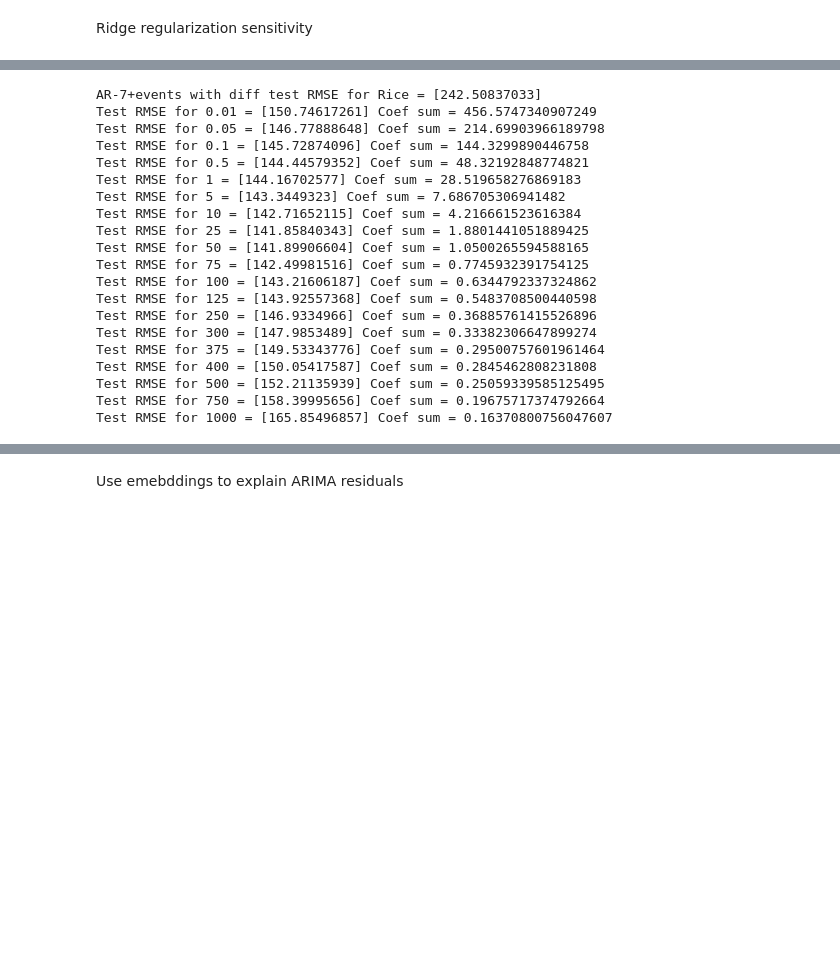
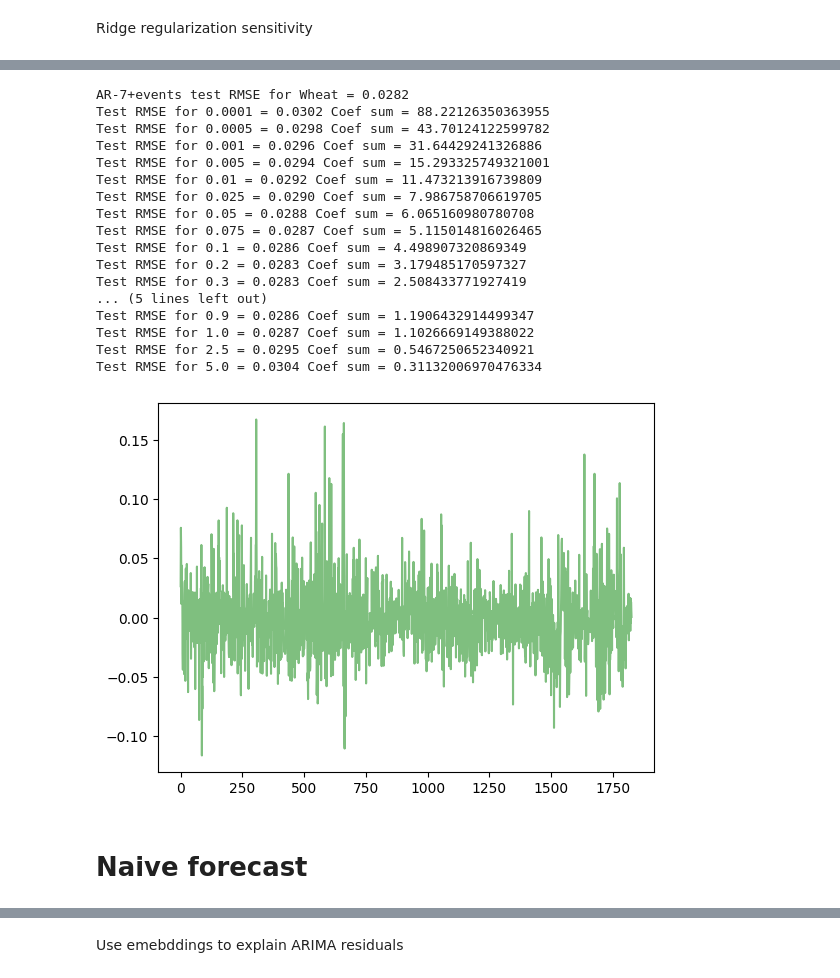
Before and after one commit to Jagabathula-Projects/news-based-forecasting, a Jupyter notebook: foodprice_arima.ipynb, the cells around one changed output, grey strips where cells are left out. Drawn from its saved outputs; the diff is of its cells as text; code cells hidden in the pictures; blank space fills up the shorter version.

```diff
--- a/foodprice_arima.ipynb
+++ b/foodprice_arima.ipynb
@@ -424,29 +480,46 @@ Ridge regularization sensitivity
 # %%
-ols_model = LinearRegression(fit_intercept=fit_intercept).fit(train_X, train_Y)
-print(f"AR-{p}+{embedding_type} with diff test RMSE for {crop} = {scale*mean_squared_error(test_y, ols_model.predict(test_X), squared=False)}")
-for alpha in reg_alphas_ridge:
+crop = 'Wheat'
+embedding_type = 'events'
+price_lag = 7
+scale, all_event_data_agg, all_event_data, all_price_data, diff_prices_scaled = prepare_data(crop, embedding_type, price_lag, 7, True)
+predict_residuals = False
+train_Y = np.ravel(diff_prices_scaled.loc[train_period_start+price_lag-1+n_step_ahead:train_period_end])
+all_data_agg = pd.concat([all_price_data, all_event_data_agg], axis=1)
+test_y = np.ravel(diff_prices_scaled.loc[train_period_end+1:test_period_end])
+ar_residuals_train, ar_residuals_test, ar_rmse_test = ar_forecasts(all_price_data, crop, scale, price_lag, train_Y, test_y, 0)
+if predict_residuals:
+  test_y = ar_residuals_test
+  train_Y = ar_residuals_train
+  train_X = all_event_data_agg.loc[train_period_start+price_lag-1:train_period_end-n_step_ahead] # ignore first p rows since we do not have past y values
+  test_X = all_event_data_agg.loc[train_period_end+1-n_step_ahead:test_period_end-n_step_ahead]
+else:
+  train_X = all_data_agg.loc[train_period_start+price_lag-1:train_period_end-n_step_ahead] # ignore first p rows since we do not have past y values
+  test_X = all_data_agg.loc[train_period_end+1-n_step_ahead:test_period_end-n_step_ahead]
+#ols_model = LinearRegression(fit_intercept=fit_intercept).fit(train_X, train_Y)
+print(f"AR-{price_lag}+{embedding_type} test RMSE for {crop} = {ar_rmse_test:.4f}")
+for alpha in reg_alphas_log_return:
   ridge_model = Ridge(alpha=alpha, fit_intercept=fit_intercept, max_iter=5000)
   ridge_model = ridge_model.fit(train_X, train_Y)
   # print(f'Train RMSE for {alpha} = {mean_squared_error(train_Y, lasso_model.predict(train_X), squared=False):.3f} Coef sum = {np.abs(lasso_model.coef_[p:]).sum()}')
-  print(f'Test RMSE for {alpha} = {scale*mean_squared_error(test_y, ridge_model.predict(test_X), squared=False)} Coef sum = {np.abs(ridge_model.coef_[p:]).sum()}')
+  print(f'Test RMSE for {alpha} = {scale*mean_squared_error(test_y, ridge_model.predict(test_X), squared=False):.4f} Coef sum = {np.abs(ridge_model.coef_[price_lag:]).sum()}')
 # %% [output]
-AR-7+events with diff test RMSE for Rice = [242.50837033]
-Test RMSE for 0.01 = [150.74617261] Coef sum = 456.5747340907249
-Test RMSE for 0.05 = [146.77888648] Coef sum = 214.69903966189798
-Test RMSE for 0.1 = [145.72874096] Coef sum = 144.3299890446758
-Test RMSE for 0.5 = [144.44579352] Coef sum = 48.32192848774821
-Test RMSE for 1 = [144.16702577] Coef sum = 28.519658276869183
-Test RMSE for 5 = [143.3449323] Coef sum = 7.686705306941482
-Test RMSE for 10 = [142.71652115] Coef sum = 4.216661523616384
-Test RMSE for 25 = [141.85840343] Coef sum = 1.8801441051889425
-Test RMSE for 50 = [141.89906604] Coef sum = 1.0500265594588165
-Test RMSE for 75 = [142.49981516] Coef sum = 0.7745932391754125
-Test RMSE for 100 = [143.21606187] Coef sum = 0.6344792337324862
-Test RMSE for 125 = [143.92557368] Coef sum = 0.5483708500440598
-Test RMSE for 250 = [146.9334966] Coef sum = 0.36885761415526896
-Test RMSE for 300 = [147.9853489] Coef sum = 0.33382306647899274
-Test RMSE for 375 = [149.53343776] Coef sum = 0.29500757601961464
-Test RMSE for 400 = [150.05417587] Coef sum = 0.2845462808231808
-Test RMSE for 500 = [152.21135939] Coef sum = 0.25059339585125495
-Test RMSE for 750 = [158.39995656] Coef sum = 0.19675717374792664
-Test RMSE for 1000 = [165.85496857] Coef sum = 0.16370800756047607
+AR-7+events test RMSE for Wheat = 0.0282
+Test RMSE for 0.0001 = 0.0302 Coef sum = 88.22126350363955
+Test RMSE for 0.0005 = 0.0298 Coef sum = 43.70124122599782
+Test RMSE for 0.001 = 0.0296 Coef sum = 31.64429241326886
+Test RMSE for 0.005 = 0.0294 Coef sum = 15.293325749321001
+Test RMSE for 0.01 = 0.0292 Coef sum = 11.473213916739809
+Test RMSE for 0.025 = 0.0290 Coef sum = 7.986758706619705
+Test RMSE for 0.05 = 0.0288 Coef sum = 6.065160980780708
+Test RMSE for 0.075 = 0.0287 Coef sum = 5.115014816026465
+Test RMSE for 0.1 = 0.0286 Coef sum = 4.498907320869349
+Test RMSE for 0.2 = 0.0283 Coef sum = 3.179485170597327
+Test RMSE for 0.3 = 0.0283 Coef sum = 2.508433771927419
+... (5 lines left out)
+Test RMSE for 0.9 = 0.0286 Coef sum = 1.1906432914499347
+Test RMSE for 1.0 = 0.0287 Coef sum = 1.1026669149388022
+Test RMSE for 2.5 = 0.0295 Coef sum = 0.5467250652340921
+Test RMSE for 5.0 = 0.0304 Coef sum = 0.31132006970476334
+[figure, added]
+# %% [markdown]
+# Naive forecast
```
Also changed, not shown: parts of 35 cells of this notebook, 7 other files.
